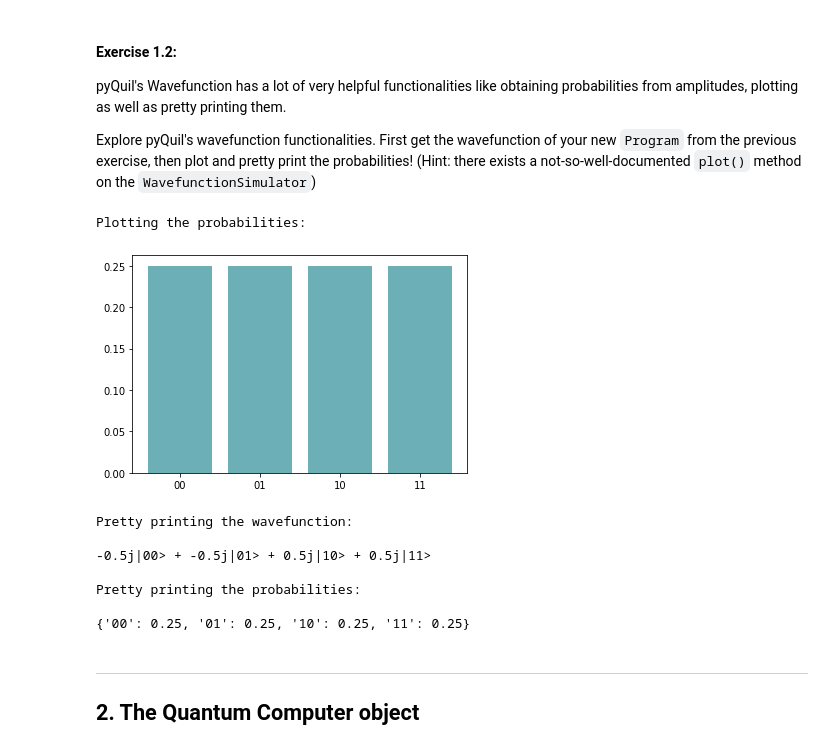
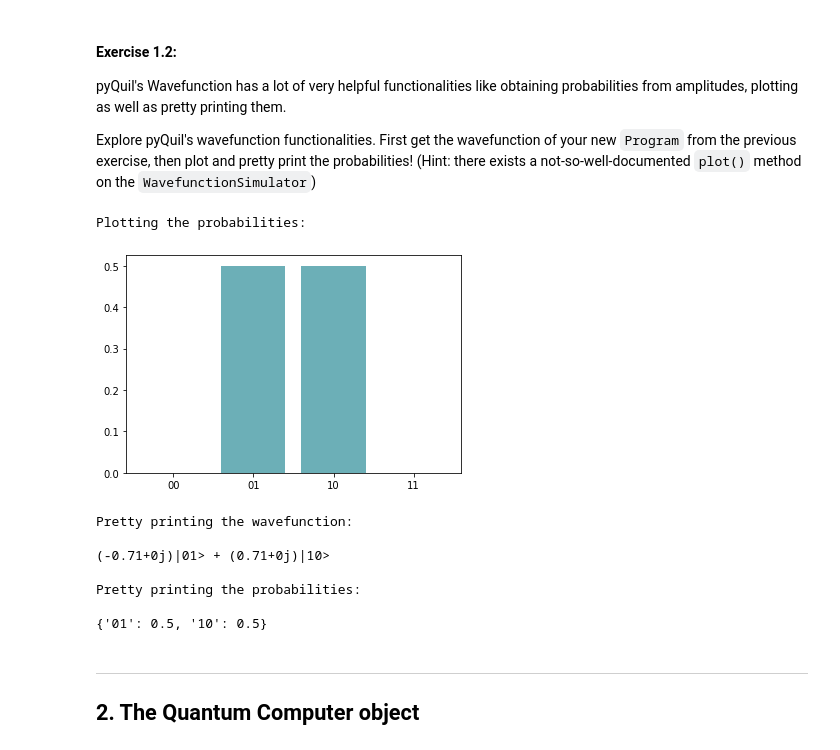
Before and after one commit to qosf/SDSS2020_quantum_workshop, a Jupyter notebook: solutions/solutions_tutorial_II_quantum_programming_SDSS2020.ipynb, the cells around one changed output. Cells and saved outputs as stored; diff of their text form; code cells hidden in the pictures.

```diff
--- a/solutions/solutions_tutorial_II_quantum_programming_SDSS2020.ipynb
+++ b/solutions/solutions_tutorial_II_quantum_programming_SDSS2020.ipynb
@@ -59,7 +51,7 @@ What differentiates the wavefunction simulator from other simulators and/or the
 # %%
 from pyquil.api import WavefunctionSimulator
 
-wavefunction_simulator = WavefunctionSimulator(connection=connection)
+wavefunction_simulator = WavefunctionSimulator()
 # %% [markdown]
 #### Exercise 1.1:
 Using your knowledge from lecture II and [the pyQuil docs](http://docs.rigetti.com/en/stable/basics.html) express the following Quil code as a `Program` in PyQuil:
@@ -80,9 +72,8 @@ from pyquil.gates import H, X, CNOT, MEASURE
 quantum_program = Program()
 quantum_program += X(0)
 quantum_program += X(1)
+quantum_program += H(0)
 quantum_program += CNOT(0, 1)
-quantum_program += H(0)
-quantum_program += H(1)
 
 # TODO: find out how to get the resulting wavefunction + amplitudes after running the program in the QVM
 bitstrings = wavefunction_simulator.run_and_measure(quantum_program, trials=10)
@@ -105,28 +96,27 @@ pyQuil's Wavefunction has a lot of very helpful functionalities like obtaining p
 
 Explore pyQuil's wavefunction functionalities. First get the wavefunction of your new `Program` from the previous exercise, then plot and pretty print the probabilities! (Hint: there exists a not-so-well-documented `plot()` method on the `WavefunctionSimulator`)
 # %%
-# TODO: Try getting the wavefunction for your quantum program and plot & pretty print the result!
-
-wavefunction = wavefunction_simulator.wavefunction(p)
+%matplotlib inline
+wavefunction = wavefunction_simulator.wavefunction(quantum_program)
 
 print('Plotting the probabilities:')
 wavefunction.plot()
 
 print('Pretty printing the wavefunction: \n')
 print(f'{wavefunction.pretty_print()} \n')
 
 print('Pretty printing the probabilities: \n')
 print(wavefunction.pretty_print_probabilities())
 # %% [output]
 Plotting the probabilities:
-[figure, old version]
+[figure, new version]
 Pretty printing the wavefunction:
 
--0.5j|00> + -0.5j|01> + 0.5j|10> + 0.5j|11>
+(-0.71+0j)|01> + (0.71+0j)|10>
 
 Pretty printing the probabilities:
 
-{'00': 0.25, '01': 0.25, '10': 0.25, '11': 0.25}
+{'01': 0.5, '10': 0.5}
 # %% [markdown]
 ***
 ## 2. The Quantum Computer object
```
Also changed, not shown: parts of 19 cells of this notebook, 1 other file.
